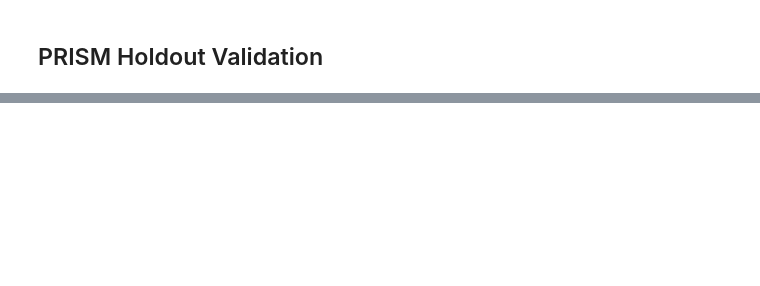
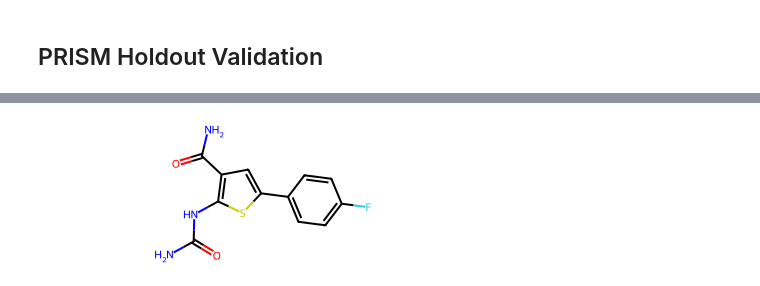
Before and after one commit to mglnbk/MGNet, a Jupyter notebook: analysis.ipynb, the cells around one changed output, grey strips where cells are left out. Saved outputs shown, nothing was run; the diff lists cells and outputs as text; code cells hidden in the pictures; blank space fills up the shorter version.

```diff
--- a/analysis.ipynb
+++ b/analysis.ipynb
@@ -299,0 +613,5 @@ disp.plot(cmap=plt.cm.Blues)
+# %%
+a = Chem.MolFromSmiles('NC(=O)Nc1sc(cc1C(N)=O)-c1ccc(F)cc1')
+a
+# %% [output]
+[figure, added]
```
Also changed, not shown: parts of 43 cells of this notebook, 6 other files.
